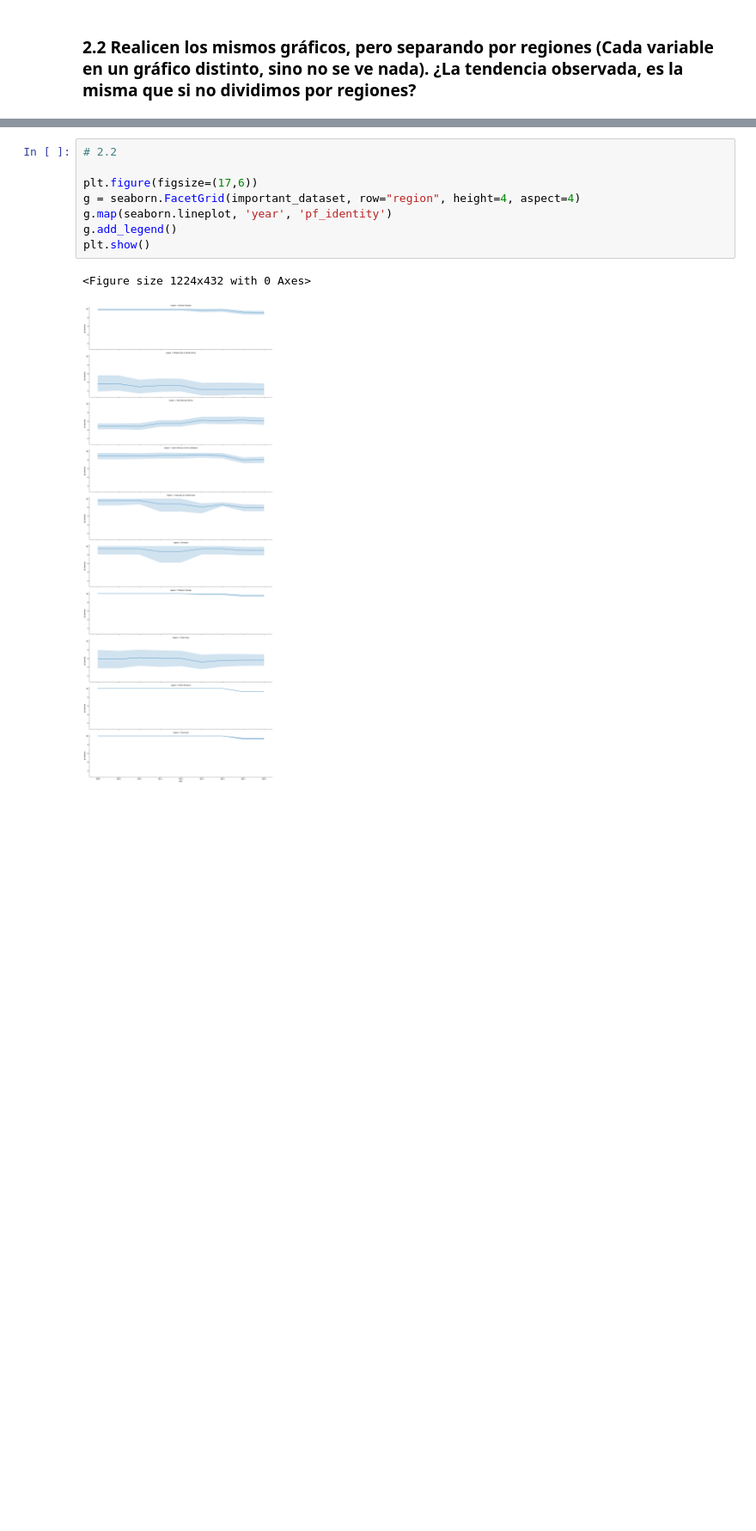
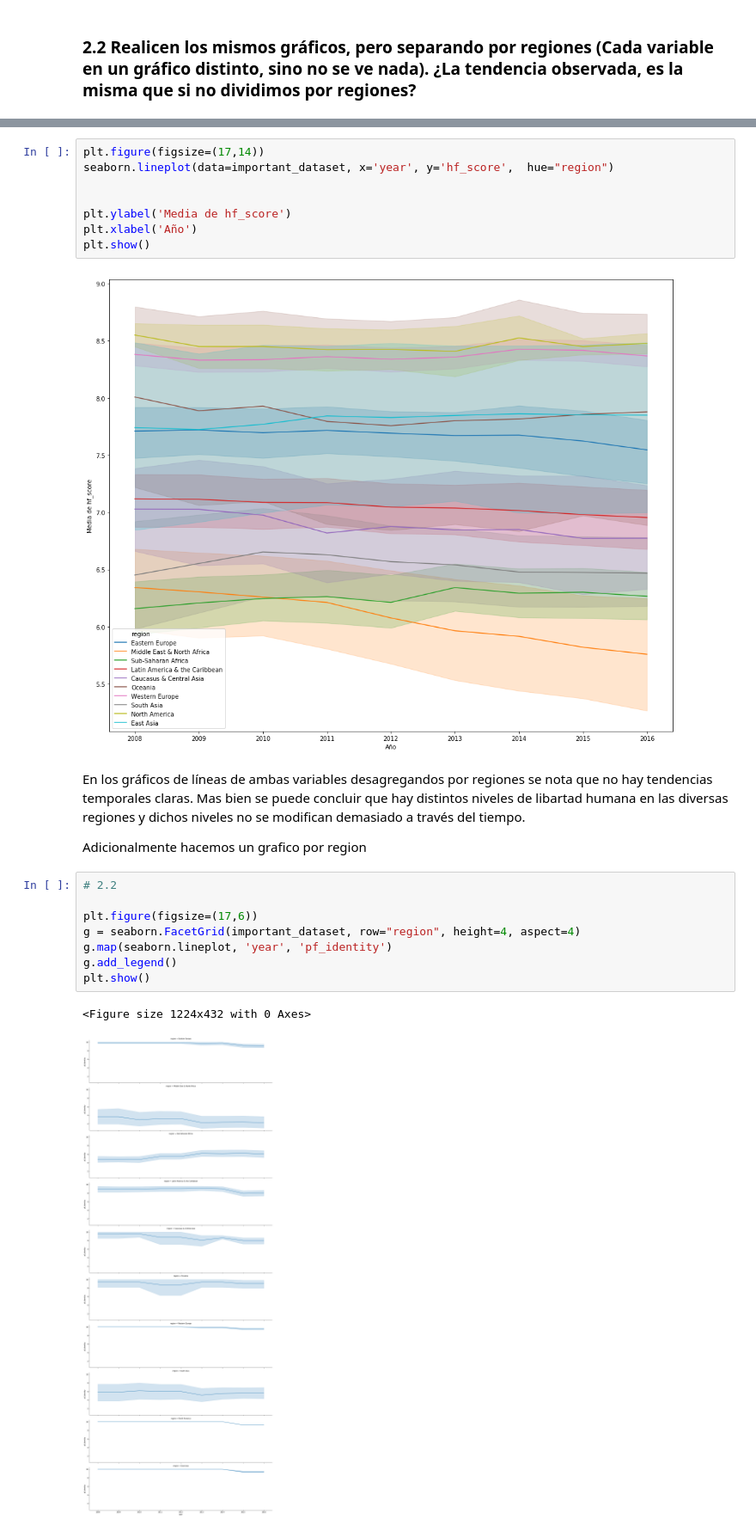
Before and after one commit to avdata99/diplo-datos-2019-practico-01, a Jupyter notebook: TP1 Visualizacion de datos.ipynb, the cells around one changed output, grey strips where cells are left out. Shown at 86% size. Saved outputs shown, nothing was run; the diff lists cells and outputs as text; blank space fills up the shorter version.

```diff
--- a/TP1 Visualizacion de datos.ipynb
+++ b/TP1 Visualizacion de datos.ipynb
@@ -248,3 +267,17 @@ plt.show()
+# %%
+plt.figure(figsize=(17,14))
+seaborn.lineplot(data=important_dataset, x='year', y='hf_score',  hue="region")
+
+
+plt.ylabel('Media de hf_score')
+plt.xlabel('Año')
+plt.show()
+# %% [output]
+[figure, added]
+# %% [markdown]
+En los gráficos de líneas de ambas variables desagregandos por regiones se nota que no hay tendencias temporales claras. Mas bien se puede concluir que hay distintos niveles de libartad humana en las diversas regiones y dichos niveles no se modifican demasiado a través del tiempo.
+
+Adicionalmente hacemos un grafico por region
 # %%
 # 2.2
 
```
Also changed, not shown: parts of 39 cells of this notebook.
